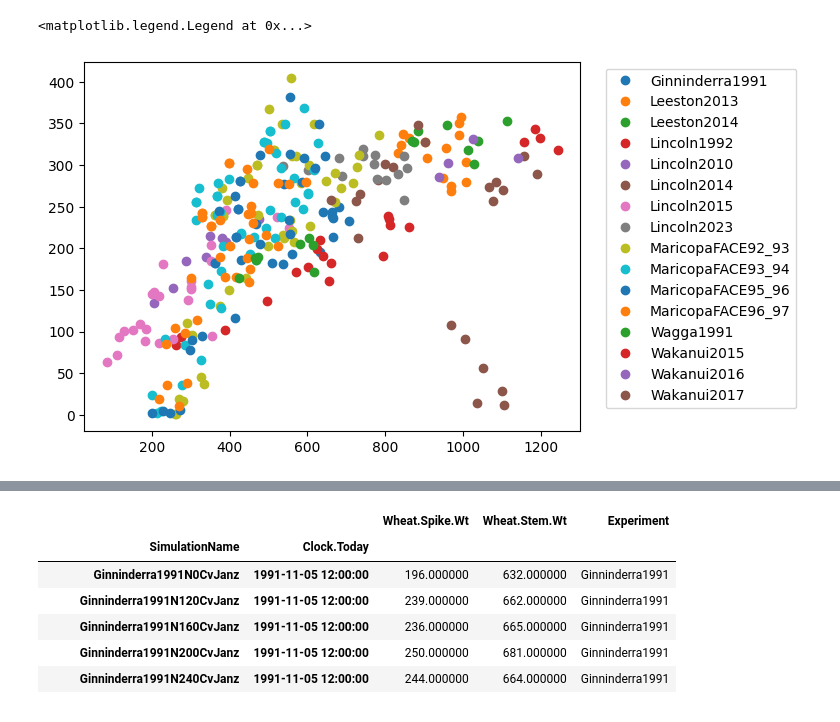
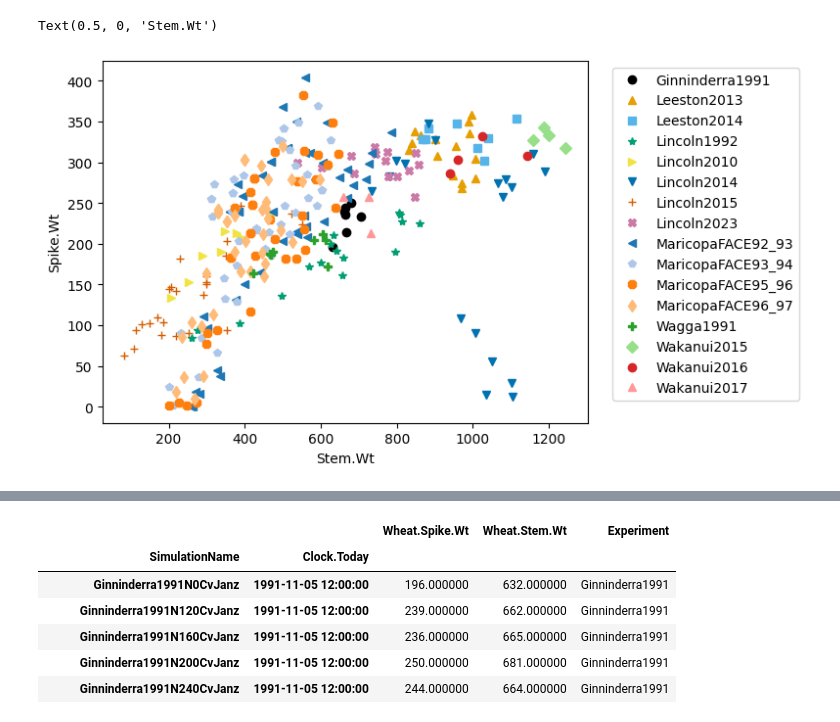
Before and after one commit to HamishBrownPFR/ApsimX, a Jupyter notebook: Prototypes/WheatSimpleLeaf/ObsAnalysis.ipynb, the cells around one changed output, grey strips where cells are left out. Drawn from its saved outputs; the diff is of its cells as text; code cells hidden in the pictures.

```diff
--- a/Prototypes/WheatSimpleLeaf/ObsAnalysis.ipynb
+++ b/Prototypes/WheatSimpleLeaf/ObsAnalysis.ipynb
@@ -125,7 +186,8 @@ MasterIndexVars = ['Clock.Today',
 'SimulationName',
 'Wheat.DaysAfterSowing',
 'Wheat.Phenology.AccumulatedTT',
-#'Wheat.Phenology.CurrentPhase.Name',
+'Wheat.Phenology.PTQ',
+'Wheat.Phenology.CurrentPhaseName',
 'Wheat.Phenology.CurrentStageName',
 'Wheat.Phenology.Stage']
 
@@ -176,12 +196,17 @@ plt.plot(Observed.loc[:,'Wheat.Stem.Wt'],Observed.loc[:,'Wheat.Spike.Wt'],'o')
 # %%
 vars = ['Wheat.Spike.Wt','Wheat.Stem.Wt']+['Experiment']
 data = Observed.loc[:,vars].dropna()
 Experiments = data.Experiment.drop_duplicates()
+cpos=1
+mpos=1
 for e in Experiments:
     exData = data.loc[data.Experiment == e,:]
-    plt.plot(exData.loc[:,vars[1]],exData.loc[:,vars[0]],'o',label=e)
+    plt.plot(exData.loc[:,vars[1]],exData.loc[:,vars[0]],Markers[mpos],color=Colors[cpos],label=e)
+    cpos+=1
+    mpos+=1
 plt.legend(bbox_to_anchor=(1.45, 1),numpoints=1)
-plt.plot(
+plt.ylabel('Spike.Wt')
+plt.xlabel('Stem.Wt')
 # %% [output]
-<matplotlib.legend.Legend at 0x...>
+Text(0.5, 0, 'Stem.Wt')
-[figure, old version]
+[figure, new version]
```
Also changed, not shown: parts of 18 cells of this notebook.
